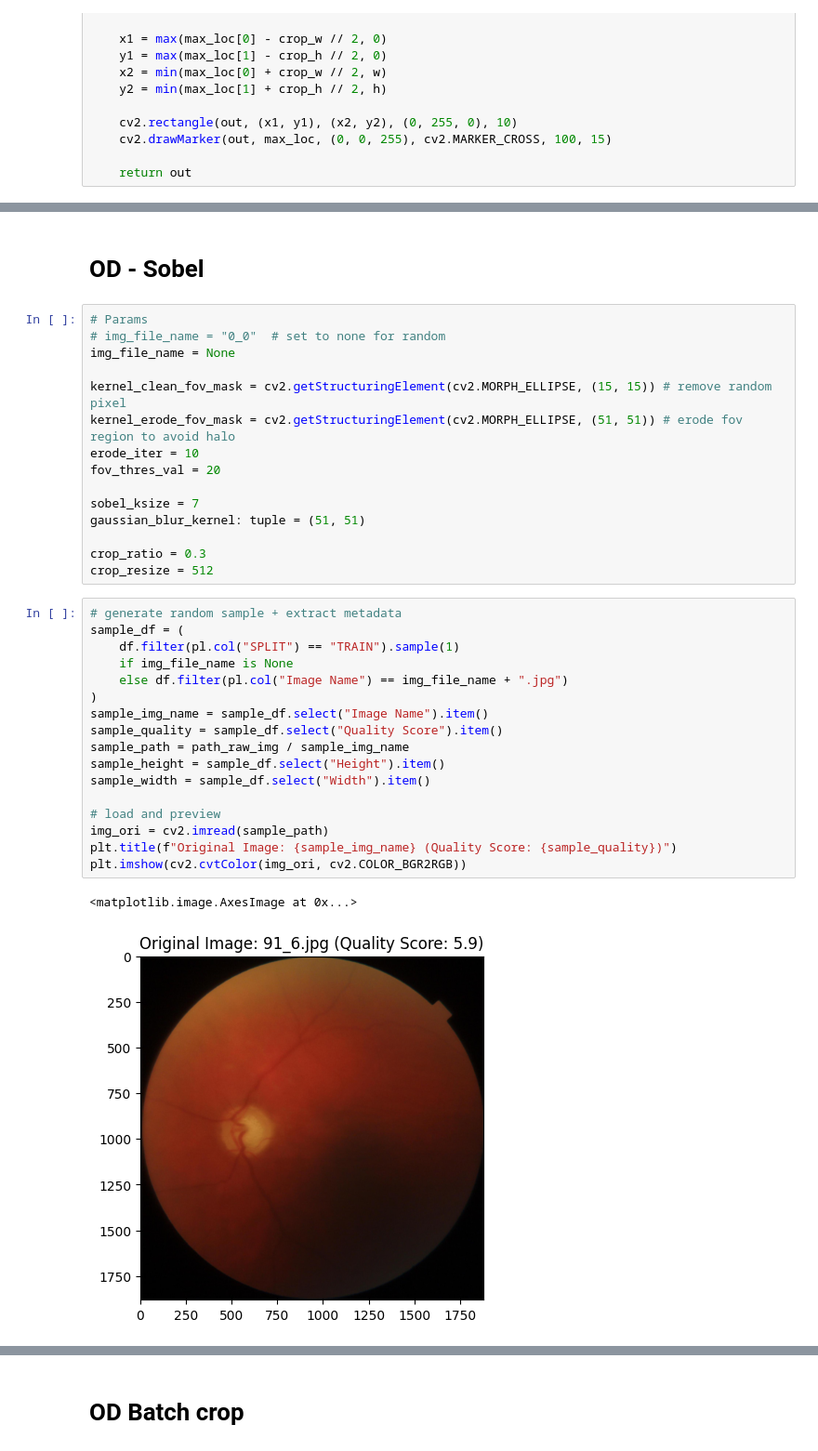
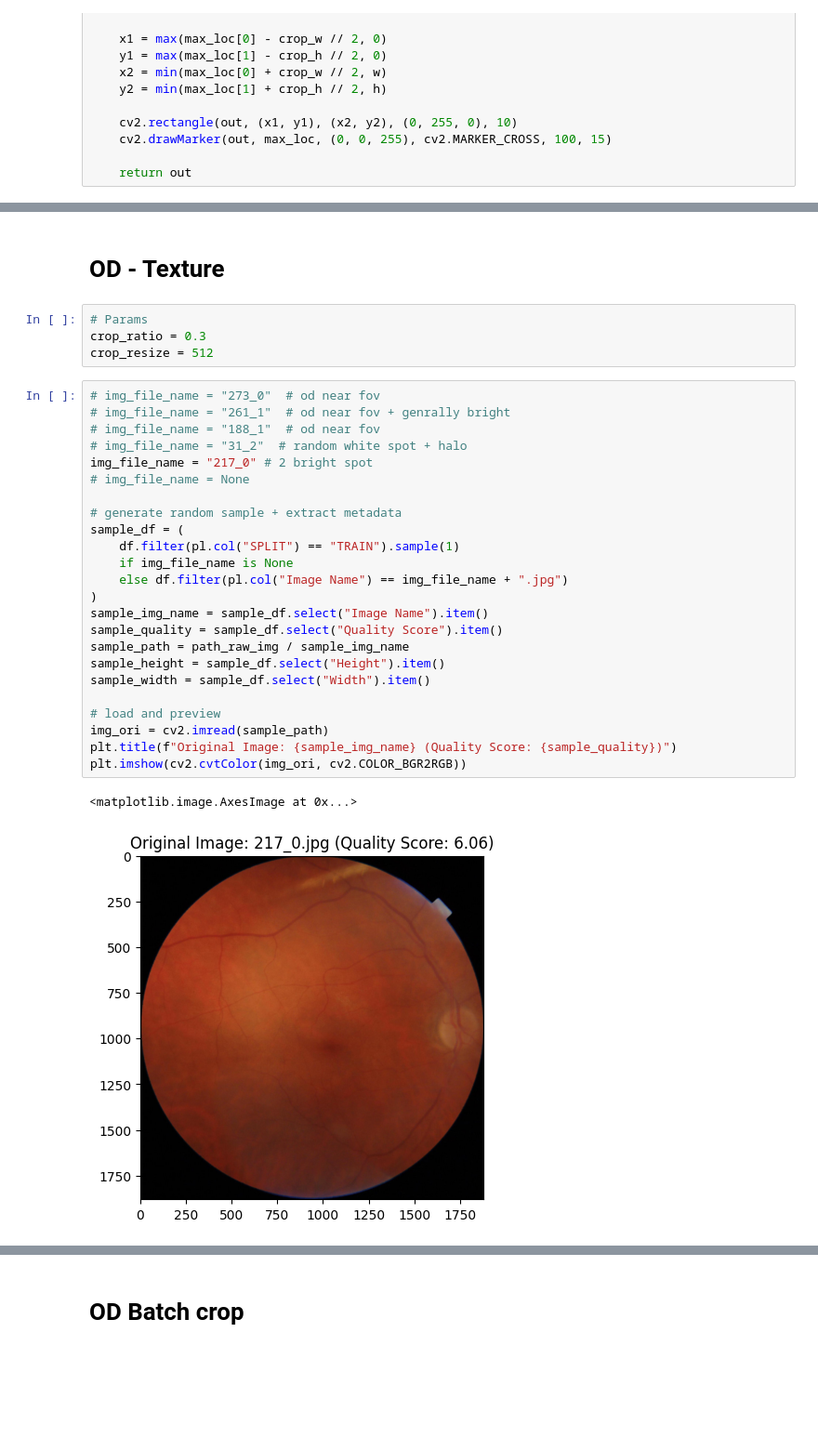
Before and after one commit to mrwhitewhite/HYGD_Dataset, a Jupyter notebook: notebooks/02 Pipelines.ipynb, the cells around one changed output, grey strips where cells are left out. Shown at 93% size. Cells and saved outputs as stored; diff of their text form; blank space fills up the shorter version.

Commit message:
NB: find od using multiple map
failed on some image

```diff
--- a/notebooks/02 Pipelines.ipynb
+++ b/notebooks/02 Pipelines.ipynb
@@ -171,37 +113,33 @@ plt.imshow(cv2.cvtColor(cropped_resize_img, cv2.COLOR_BGR2RGB))
 # %% [markdown]
-# OD - Sobel
+# OD - Texture
 # %%
 # Params
-# img_file_name = "0_0"  # set to none for random
-img_file_name = None
-
-kernel_clean_fov_mask = cv2.getStructuringElement(cv2.MORPH_ELLIPSE, (15, 15)) # remove random pixel
-kernel_erode_fov_mask = cv2.getStructuringElement(cv2.MORPH_ELLIPSE, (51, 51)) # erode fov region to avoid halo
-erode_iter = 10
-fov_thres_val = 20
-
-sobel_ksize = 7
-gaussian_blur_kernel: tuple = (51, 51)
-
 crop_ratio = 0.3
 crop_resize = 512
 # %%
+# img_file_name = "273_0"  # od near fov
+# img_file_name = "261_1"  # od near fov + genrally bright
+# img_file_name = "188_1"  # od near fov
+# img_file_name = "31_2"  # random white spot + halo
+img_file_name = "217_0" # 2 bright spot
+# img_file_name = None
+
 # generate random sample + extract metadata
 sample_df = (
     df.filter(pl.col("SPLIT") == "TRAIN").sample(1)
     if img_file_name is None
     else df.filter(pl.col("Image Name") == img_file_name + ".jpg")
 )
 sample_img_name = sample_df.select("Image Name").item()
 sample_quality = sample_df.select("Quality Score").item()
 sample_path = path_raw_img / sample_img_name
 sample_height = sample_df.select("Height").item()
 sample_width = sample_df.select("Width").item()
 
 # load and preview
 img_ori = cv2.imread(sample_path)
 plt.title(f"Original Image: {sample_img_name} (Quality Score: {sample_quality})")
 plt.imshow(cv2.cvtColor(img_ori, cv2.COLOR_BGR2RGB))
 # %% [output]
 <matplotlib.image.AxesImage at 0x...>
-[figure, old version]
+[figure, new version]
```
Also changed, not shown: parts of 20 cells of this notebook.
